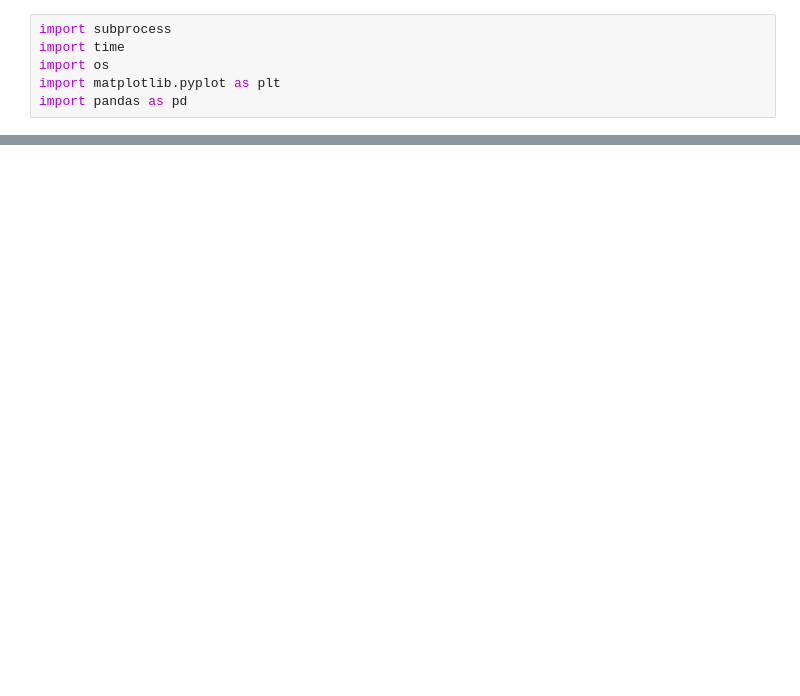
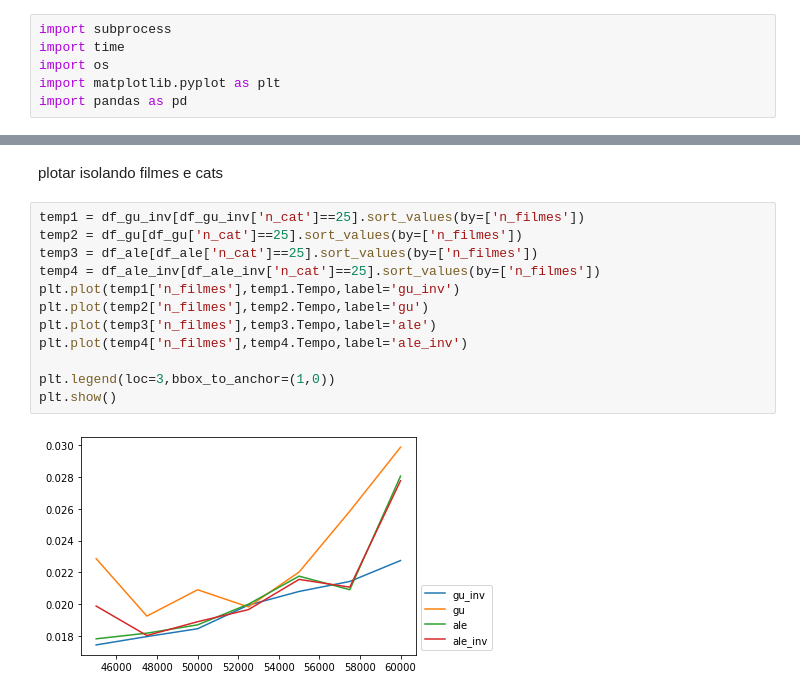
Before and after one commit to Antonioarf/Proj_SuperComp, a Jupyter notebook: Relatorio.ipynb, the cells around one changed output, grey strips where cells are left out. Drawn from its saved outputs; the diff is of its cells as text; blank space fills up the shorter version.

```diff
--- a/Relatorio.ipynb
+++ b/Relatorio.ipynb
@@ -57,0 +60,16 @@ df
+# %% [markdown]
+plotar isolando filmes e cats
+# %%
+temp1 = df_gu_inv[df_gu_inv['n_cat']==25].sort_values(by=['n_filmes'])
+temp2 = df_gu[df_gu['n_cat']==25].sort_values(by=['n_filmes'])
+temp3 = df_ale[df_ale['n_cat']==25].sort_values(by=['n_filmes'])
+temp4 = df_ale_inv[df_ale_inv['n_cat']==25].sort_values(by=['n_filmes'])
+plt.plot(temp1['n_filmes'],temp1.Tempo,label='gu_inv')
+plt.plot(temp2['n_filmes'],temp2.Tempo,label='gu')
+plt.plot(temp3['n_filmes'],temp3.Tempo,label='ale')
+plt.plot(temp4['n_filmes'],temp4.Tempo,label='ale_inv')
+
+plt.legend(loc=3,bbox_to_anchor=(1,0))
+plt.show()
+# %% [output]
+[figure, added]
```
Also changed, not shown: parts of 12 cells of this notebook, 10 other files.
